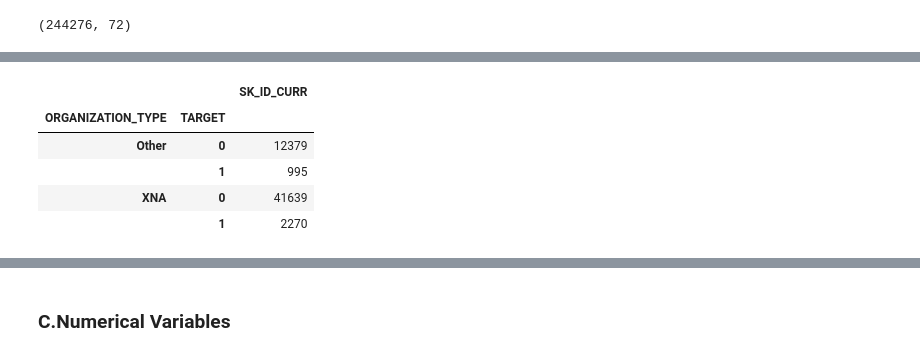
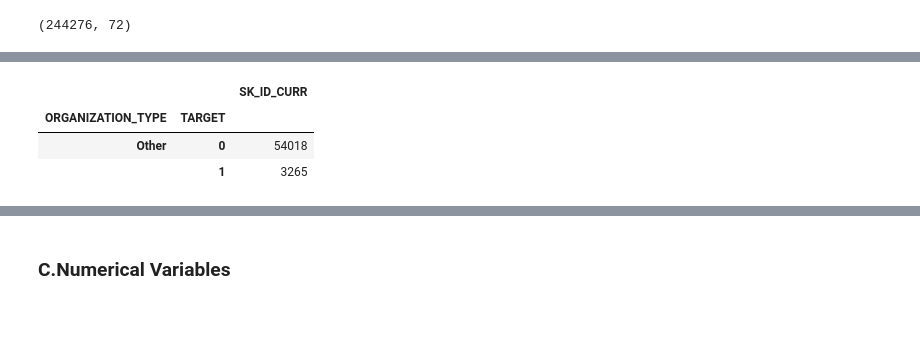
Before and after one commit to wildestdream33/Credit-Risk-Project, a Jupyter notebook: 545_Final_Project.ipynb, the cells around one changed output, grey strips where cells are left out. Saved outputs shown, nothing was run; the diff lists cells and outputs as text; code cells hidden in the pictures; blank space fills up the shorter version.

```diff
--- a/545_Final_Project.ipynb
+++ b/545_Final_Project.ipynb
@@ -214,12 +193,9 @@ dtype: int64
 # %%
 check = df_application_clean2[['SK_ID_CURR','TARGET','ORGANIZATION_TYPE']].groupby(['ORGANIZATION_TYPE','TARGET']).count()
+check.loc[['Other']]
+# %% [output]
+|  |  | SK_ID_CURR |
+| ORGANIZATION_TYPE | TARGET |  |
+| Other | 0 | 54018 |
+|  | 1 | 3265 |
-# %%
-check.loc[['Other','XNA']]
-# %% [output]
-|  |  | SK_ID_CURR |
-| ORGANIZATION_TYPE | TARGET |  |
-| Other | 0 | 12379 |
-|  | 1 | 995 |
-| XNA | 0 | 41639 |
-|  | 1 | 2270 |
 # %%
```
Also changed, not shown: parts of 19 cells of this notebook.
